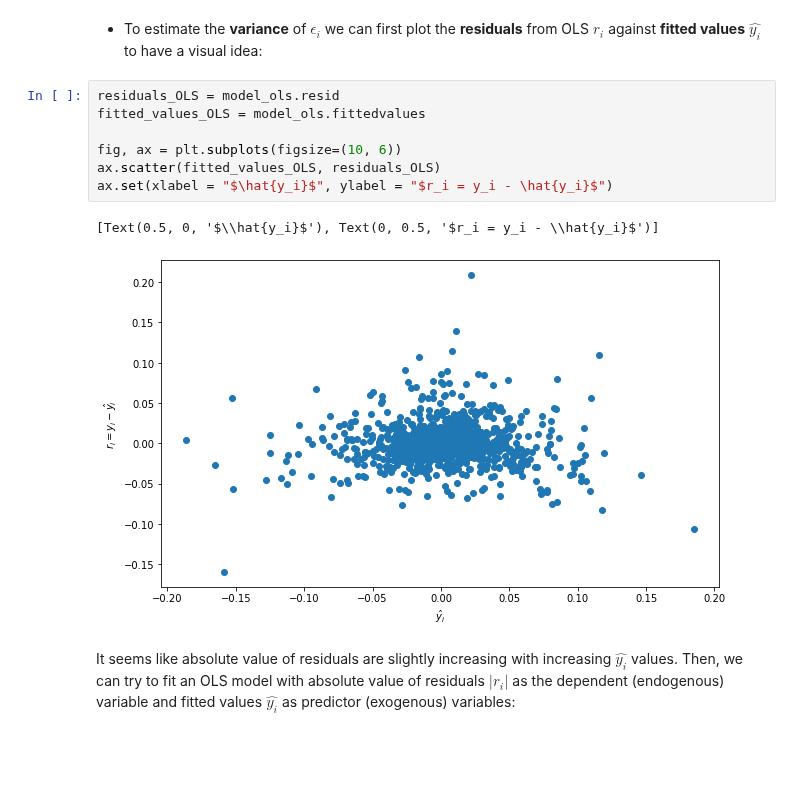
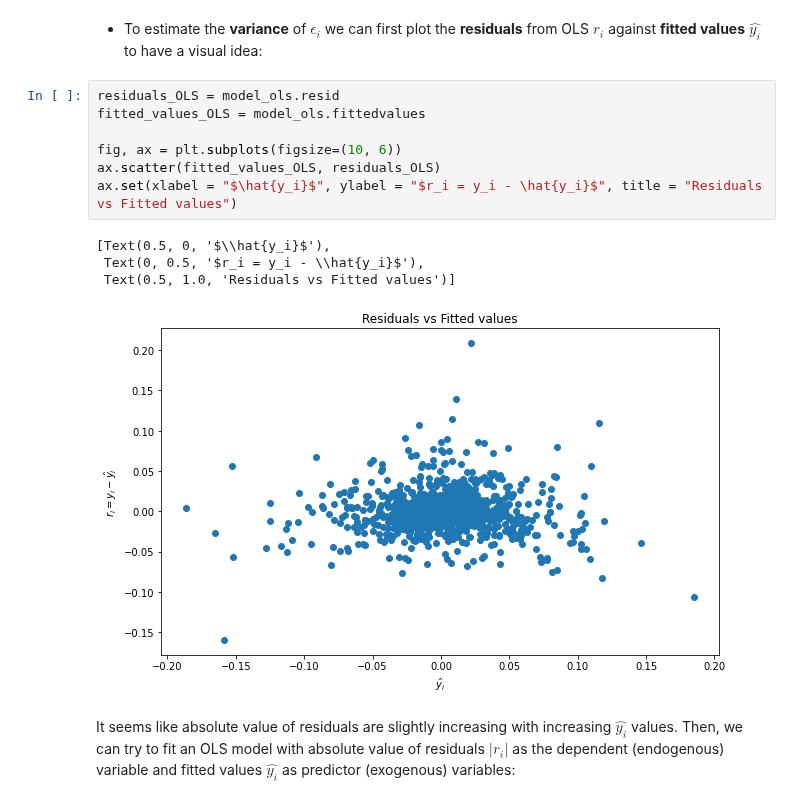
Before and after one commit to adevrent/wqu_mscfe, a Jupyter notebook: Financial Econometrics/M2/BTC_ETH.ipynb, the cells around one changed output. Drawn from its saved outputs; the diff is of its cells as text; blank space fills up the shorter version.

```diff
--- a/Financial Econometrics/M2/BTC_ETH.ipynb
+++ b/Financial Econometrics/M2/BTC_ETH.ipynb
@@ -148,13 +148,15 @@ $w_i = \Large\frac{1}{\hat{Var(\epsilon_i)}} = \Large\frac{1}{\hat{\sigma_i^2}}$
 # %%
 residuals_OLS = model_ols.resid
 fitted_values_OLS = model_ols.fittedvalues
 
 fig, ax = plt.subplots(figsize=(10, 6))
 ax.scatter(fitted_values_OLS, residuals_OLS)
-ax.set(xlabel = "$\hat{y_i}$", ylabel = "$r_i = y_i - \hat{y_i}$")
+ax.set(xlabel = "$\hat{y_i}$", ylabel = "$r_i = y_i - \hat{y_i}$", title = "Residuals vs Fitted values")
 # %% [output]
-[Text(0.5, 0, '$\\hat{y_i}$'), Text(0, 0.5, '$r_i = y_i - \\hat{y_i}$')]
+[Text(0.5, 0, '$\\hat{y_i}$'),
+ Text(0, 0.5, '$r_i = y_i - \\hat{y_i}$'),
+ Text(0.5, 1.0, 'Residuals vs Fitted values')]
-[figure, old version]
+[figure, new version]
 # %% [markdown]
 It seems like absolute value of residuals are slightly increasing with increasing $\hat{y_i}$ values. Then, we can try to fit an OLS model with absolute value of residuals $|r_i|$ as the dependent (endogenous) variable and fitted values $\hat{y_i}$ as predictor (exogenous) variables:
 # %%
```
Also changed, not shown: parts of 5 cells of this notebook, 1 other file.
